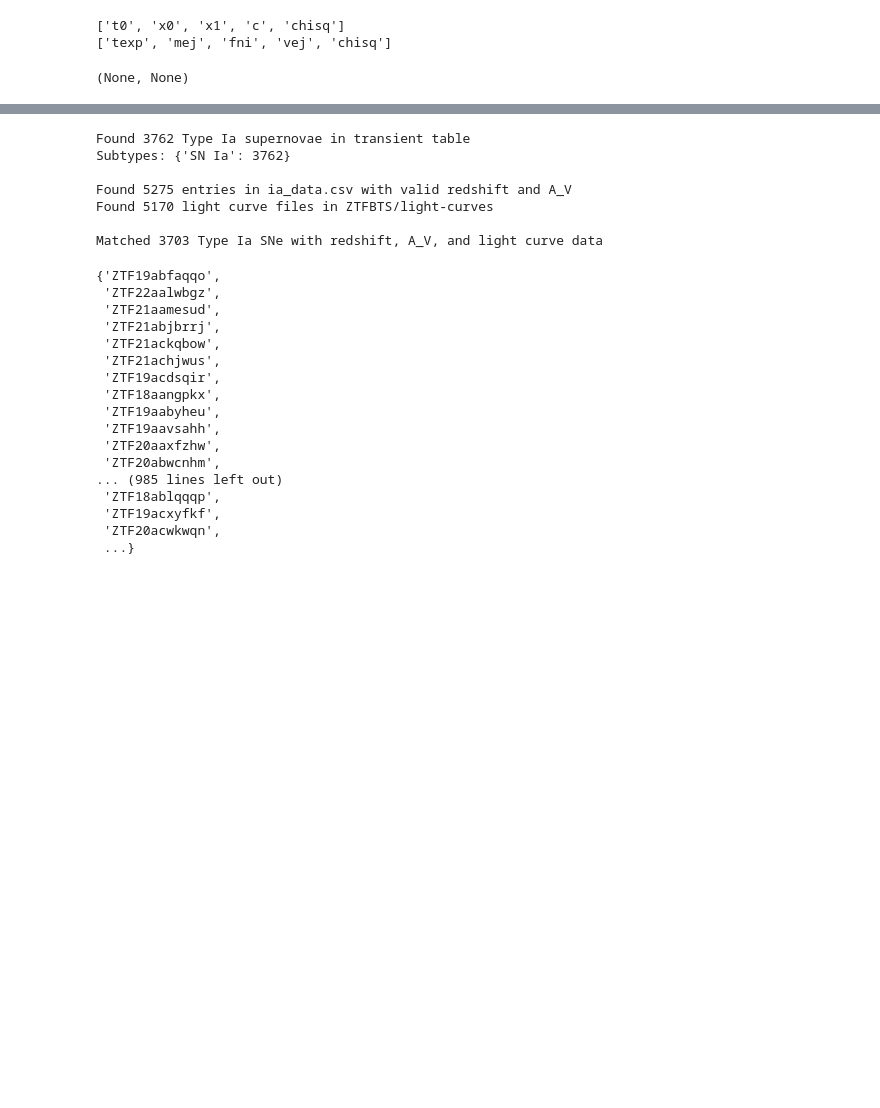
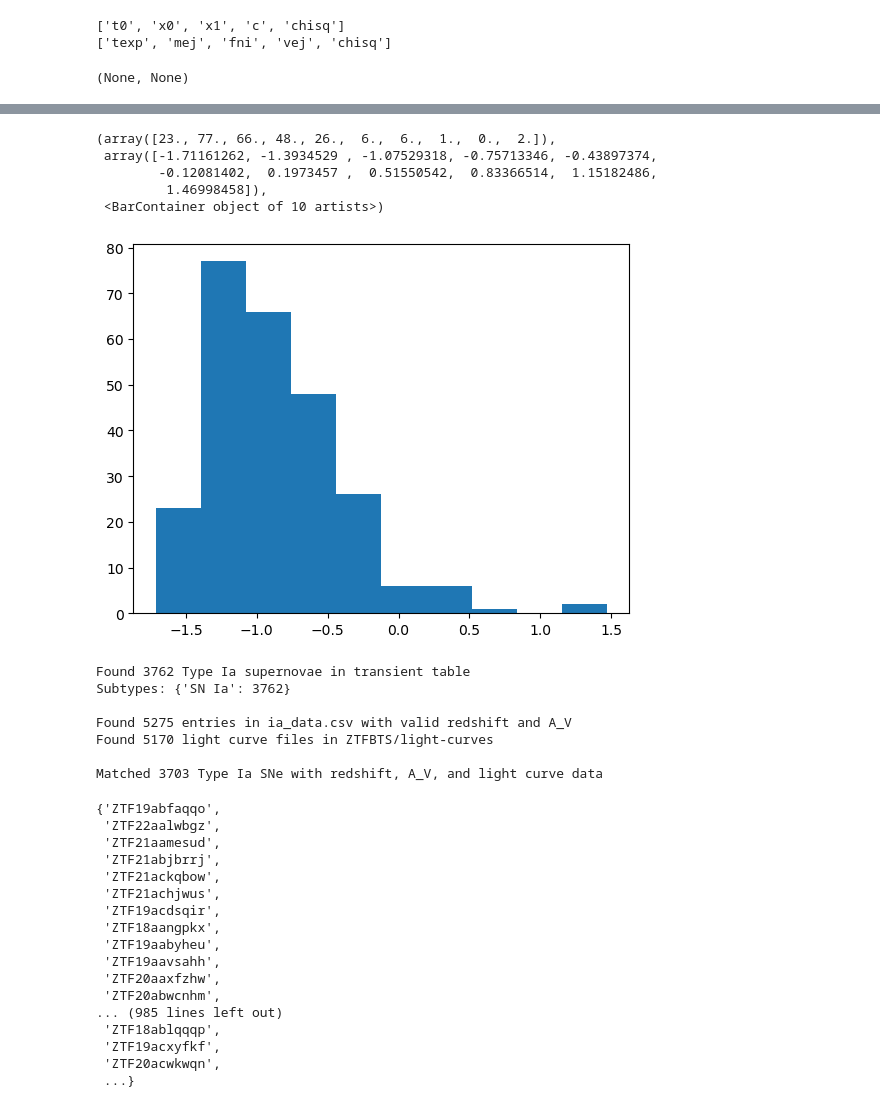
Before and after one commit to asmuzsoy/beams_ext, a Jupyter notebook: fit_real_sne_new.ipynb, the cells around one changed output, grey strips where cells are left out. Drawn from its saved outputs; the diff is of its cells as text; code cells hidden in the pictures; blank space fills up the shorter version.

```diff
--- a/fit_real_sne_new.ipynb
+++ b/fit_real_sne_new.ipynb
@@ -747,3 +776,13 @@ plt.show()
+# %%
+param='fni'
+plt.hist(np.log10(np.array([sn.ibc_fit[param] for sn in sn_objects if sn.ibc_fit[param] is not None])))
+# %% [output]
+(array([23., 77., 66., 48., 26.,  6.,  6.,  1.,  0.,  2.]),
+ array([-1.71161262, -1.3934529 , -1.07529318, -0.75713346, -0.43897374,
+        -0.12081402,  0.1973457 ,  0.51550542,  0.83366514,  1.15182486,
+         1.46998458]),
+ <BarContainer object of 10 artists>)
+[figure, added]
 # %%
 # # Load SN Ia data from snia_data.csv and ia_lightcurves directory
 
```
Also changed, not shown: parts of 23 cells of this notebook, 1 other file.
